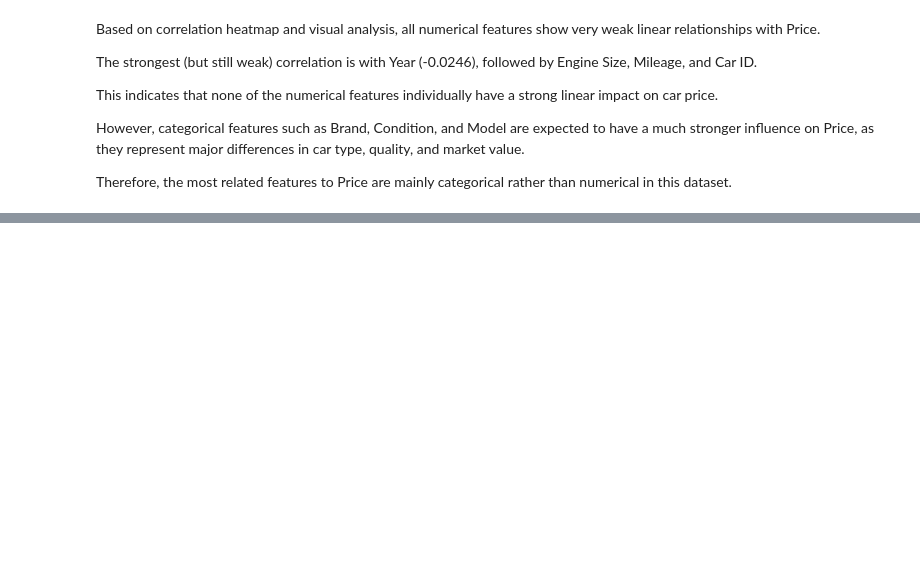
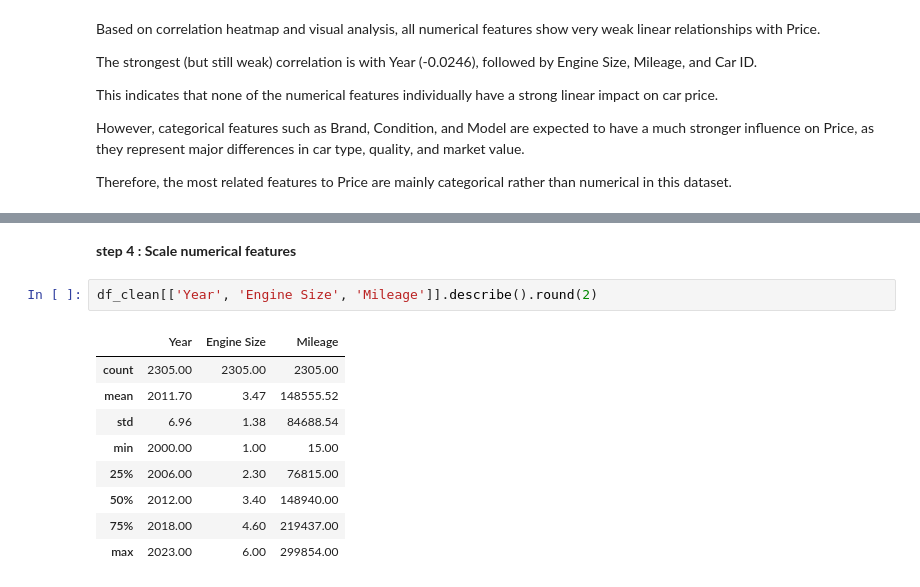
Before and after one commit to Farahhamza56/Assignment1_ML, a Jupyter notebook: Notebook/Car_Price_Project.ipynb, the cells around one changed output, grey strips where cells are left out. Saved outputs shown, nothing was run; the diff lists cells and outputs as text; blank space fills up the shorter version.

```diff
--- a/Notebook/Car_Price_Project.ipynb
+++ b/Notebook/Car_Price_Project.ipynb
@@ -142,0 +256,14 @@ plt.show()
+# %% [markdown]
+**step 4 : Scale numerical features**
+# %%
+df_clean[['Year', 'Engine Size', 'Mileage']].describe().round(2)
+# %% [output]
+|  | Year | Engine Size | Mileage |
+| count | 2305.00 | 2305.00 | 2305.00 |
+| mean | 2011.70 | 3.47 | 148555.52 |
+| std | 6.96 | 1.38 | 84688.54 |
+| min | 2000.00 | 1.00 | 15.00 |
+| 25% | 2006.00 | 2.30 | 76815.00 |
+| 50% | 2012.00 | 3.40 | 148940.00 |
+| 75% | 2018.00 | 4.60 | 219437.00 |
+| max | 2023.00 | 6.00 | 299854.00 |
```
Also changed, not shown: parts of 22 cells of this notebook.
